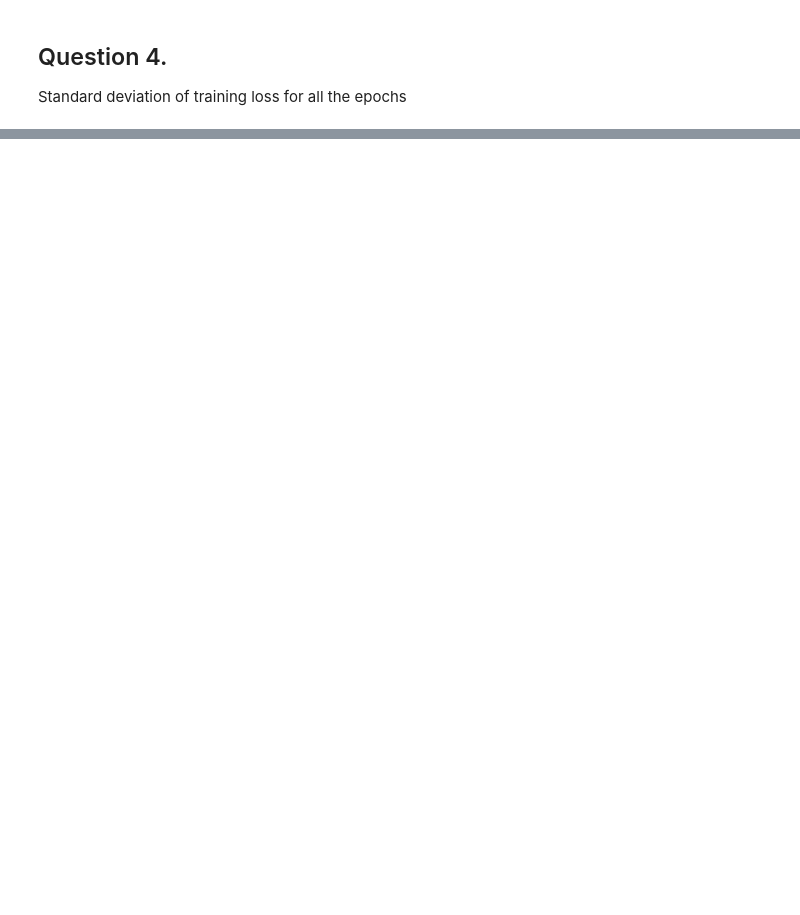
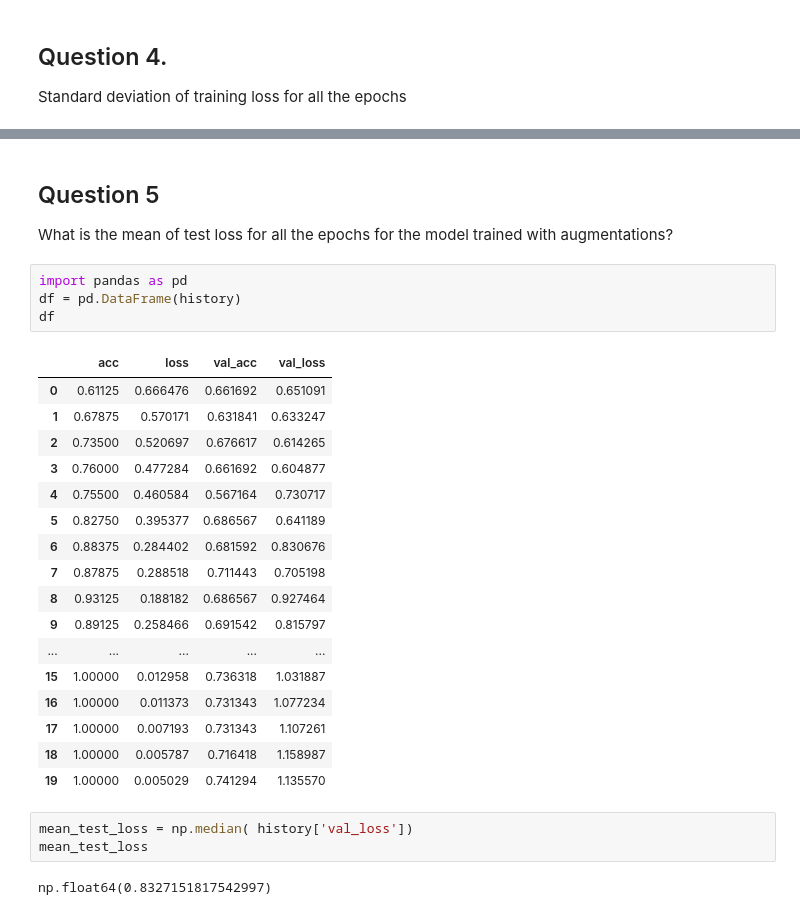
Before and after one commit to ramires666/machine-learning-zoomcamp-homework, a Jupyter notebook: 8-Neural Networks and Deep Learning/08-notebook.ipynb, the cells around one changed output, grey strips where cells are left out. Cells and saved outputs as stored; diff of their text form; blank space fills up the shorter version.

```diff
--- a/8-Neural Networks and Deep Learning/08-notebook.ipynb
+++ b/8-Neural Networks and Deep Learning/08-notebook.ipynb
@@ -465,0 +540,31 @@ np.float64(0.024531331803936747)
+# %% [markdown]
+## Question 5
+
+What is the mean of test loss for all the epochs for the model trained with augmentations?
+# %%
+import pandas as pd
+df = pd.DataFrame(history)
+df
+# %% [output]
+|  | acc | loss | val_acc | val_loss |
+| 0 | 0.61125 | 0.666476 | 0.661692 | 0.651091 |
+| 1 | 0.67875 | 0.570171 | 0.631841 | 0.633247 |
+| 2 | 0.73500 | 0.520697 | 0.676617 | 0.614265 |
+| 3 | 0.76000 | 0.477284 | 0.661692 | 0.604877 |
+| 4 | 0.75500 | 0.460584 | 0.567164 | 0.730717 |
+| 5 | 0.82750 | 0.395377 | 0.686567 | 0.641189 |
+| 6 | 0.88375 | 0.284402 | 0.681592 | 0.830676 |
+| 7 | 0.87875 | 0.288518 | 0.711443 | 0.705198 |
+| 8 | 0.93125 | 0.188182 | 0.686567 | 0.927464 |
+| 9 | 0.89125 | 0.258466 | 0.691542 | 0.815797 |
+| ... | ... | ... | ... | ... |
+| 15 | 1.00000 | 0.012958 | 0.736318 | 1.031887 |
+| 16 | 1.00000 | 0.011373 | 0.731343 | 1.077234 |
+| 17 | 1.00000 | 0.007193 | 0.731343 | 1.107261 |
+| 18 | 1.00000 | 0.005787 | 0.716418 | 1.158987 |
+| 19 | 1.00000 | 0.005029 | 0.741294 | 1.135570 |
+# %%
+mean_test_loss = np.median( history['val_loss'])
+mean_test_loss
+# %% [output]
+np.float64(0.8327151817542997)
```
Also changed, not shown: parts of 13 cells of this notebook.
